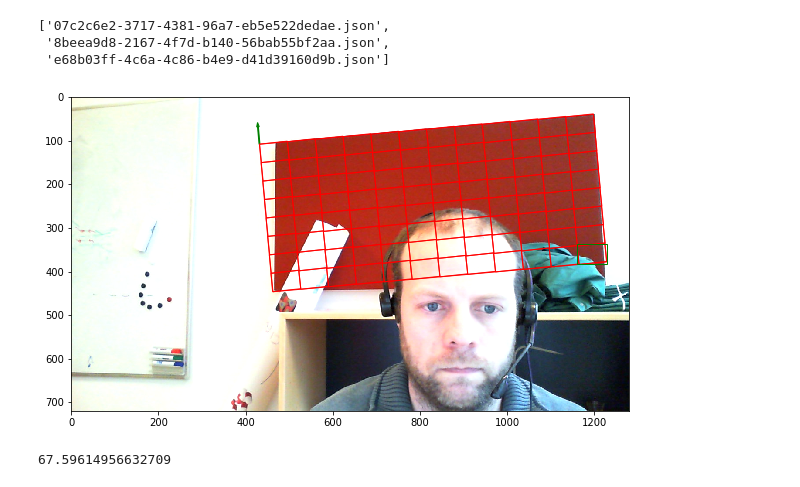
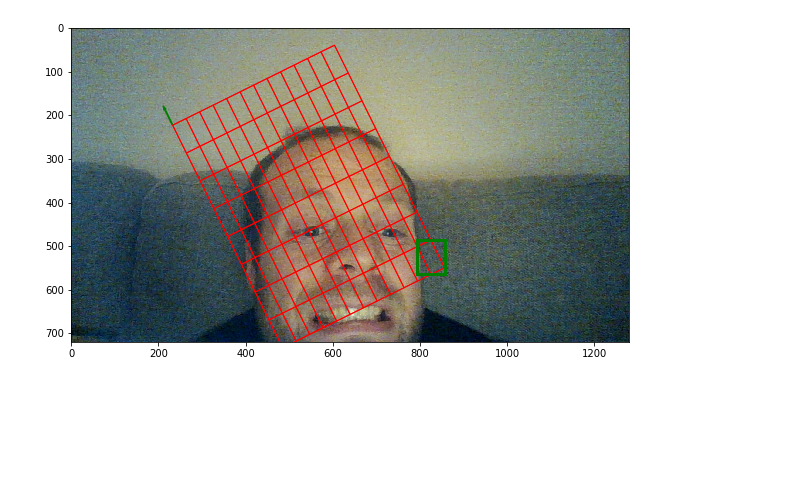
Before and after one commit to cfblaeb/WellRead, a Jupyter notebook: server/newtest.ipynb, the cells around one changed output. Saved outputs shown, nothing was run; the diff lists cells and outputs as text; code cells hidden in the pictures; blank space fills up the shorter version.

```diff
--- a/server/newtest.ipynb
+++ b/server/newtest.ipynb
@@ -9,19 +9,21 @@ from glob import glob
 from skimage import transform, io
 from scipy.ndimage import rotate
 %matplotlib inline
-# %%
-glob("*.json")
-# %% [output]
-['07c2c6e2-3717-4381-96a7-eb5e522dedae.json',
- '8beea9d8-2167-4f7d-b140-56bab55bf2aa.json',
- 'e68b03ff-4c6a-4c86-b4e9-d41d39160d9b.json']
+# %%
+sorted(glob("*"))
+filesets = [
+    ['07c2c6e2-3717-4381-96a7-eb5e522dedae.json', '07c2c6e2-3717-4381-96a7-eb5e522dedae.png'],
+    ['8beea9d8-2167-4f7d-b140-56bab55bf2aa.json', '8beea9d8-2167-4f7d-b140-56bab55bf2aa.png'],
+    ['e68b03ff-4c6a-4c86-b4e9-d41d39160d9b.json', 'e68b03ff-4c6a-4c86-b4e9-d41d39160d9b.png']
+]
+fileset = 1
 # %%
-meta = load(open(glob("*.json")[0]))
+meta = load(open(filesets[fileset][0]))
 # %%
 grid = meta['grid']
 iscale = meta['scale']
 # %%
-im = plt.imread(glob("*.png")[0])
+im = plt.imread(filesets[fileset][1])
 scale = im.shape[1]/iscale
 fig,ax = plt.subplots(1, figsize=(10,20))
 ax.imshow(im)
@@ -30,42 +32,38 @@ ar_pa = patches.Arrow(grid['left']*scale, grid['top']*scale, cos(((grid['angle']
 ax.add_patch(ar_pa)
 ax.add_patch(rect)
 
-grid_size = max(grid['width']/12, grid['height']/12)
+grid_size = max(grid['width']/12, grid['height']/12)*scale
 width=grid_size*grid['scaleX']
 height=grid_size*grid['scaleY']
 ori_x = grid['left']*scale
 ori_y = grid['top']*scale
 angle = (grid['angle']/360)*2*pi
 
 for row in range(8):
     for col in range(12):
         dx = ori_x+width*col*cos(angle)-height*row*sin(angle)
         dy = ori_y+width*col*sin(angle)+height*row*cos(angle)
-        mrect = patches.Rectangle((dx, dy), width=width, height=height, angle=-angle,linewidth=1,edgecolor='r',facecolor='none')
+        mrect = patches.Rectangle((dx, dy), width=width, height=height, angle=grid['angle'],linewidth=1,edgecolor='r',facecolor='none')
         ax.add_patch(mrect)
 
 #bb = mrect.get_patch_transform().transform(mrect.get_path().vertices[:-1])
 #bb_x_min = coo[:,0].min()
 #bb_x_max = coo[:,0].max()
 #bb_y_min = coo[:,1].min()
 #bb_y_max = coo[:,1].max()
 dx1 = ori_x+width*col*cos(angle)-height*row*sin(angle)
 dx2 = ori_x+width*(col)*cos(angle)-height*(row+1)*sin(angle)
 dx3 = ori_x+width*(col+1)*cos(angle)-height*(row+1)*sin(angle)
 dx4 = ori_x+width*(col+1)*cos(angle)-height*row*sin(angle)
 dxs = [dx1,dx2,dx3,dx4]
 dy1 = ori_y+width*col*sin(angle)+height*row*cos(angle)
 dy2 = ori_y+width*col*sin(angle)+height*(row+1)*cos(angle)
 dy3 = ori_y+width*(col+1)*sin(angle)+height*(row+1)*cos(angle)
 dy4 = ori_y+width*(col+1)*sin(angle)+height*row*cos(angle)
 dys = [dy1,dy2,dy3,dy4]
 
-bb_rect = patches.Rectangle((min(dxs), min(dys)), width=max(dxs)-min(dxs), height=max(dys)-min(dys), linewidth=1,edgecolor='g',facecolor='none')
+bb_rect = patches.Rectangle((min(dxs), min(dys)), width=max(dxs)-min(dxs), height=max(dys)-min(dys), linewidth=3,edgecolor='g',facecolor='none')
 ax.add_patch(bb_rect)
 plt.show()
 # %% [output]
-[figure, old version]
+[figure, new version]
-# %%
-abs(dx-dx2)
-# %% [output]
-67.59614956632709
```
Also changed, not shown: parts of 9 cells of this notebook.
